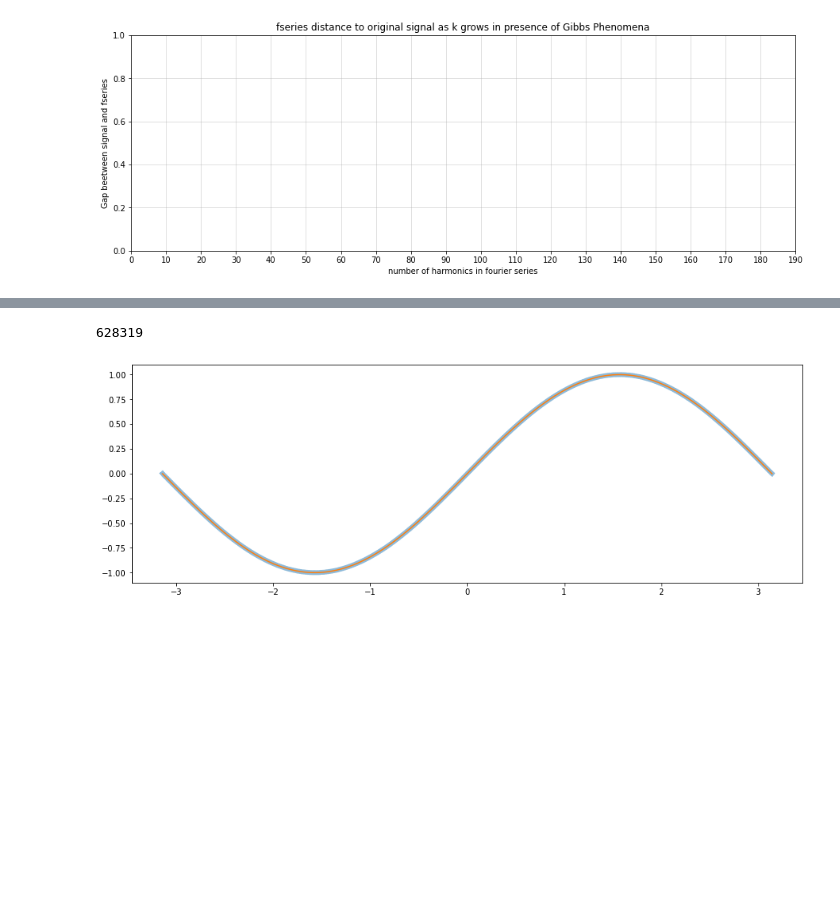
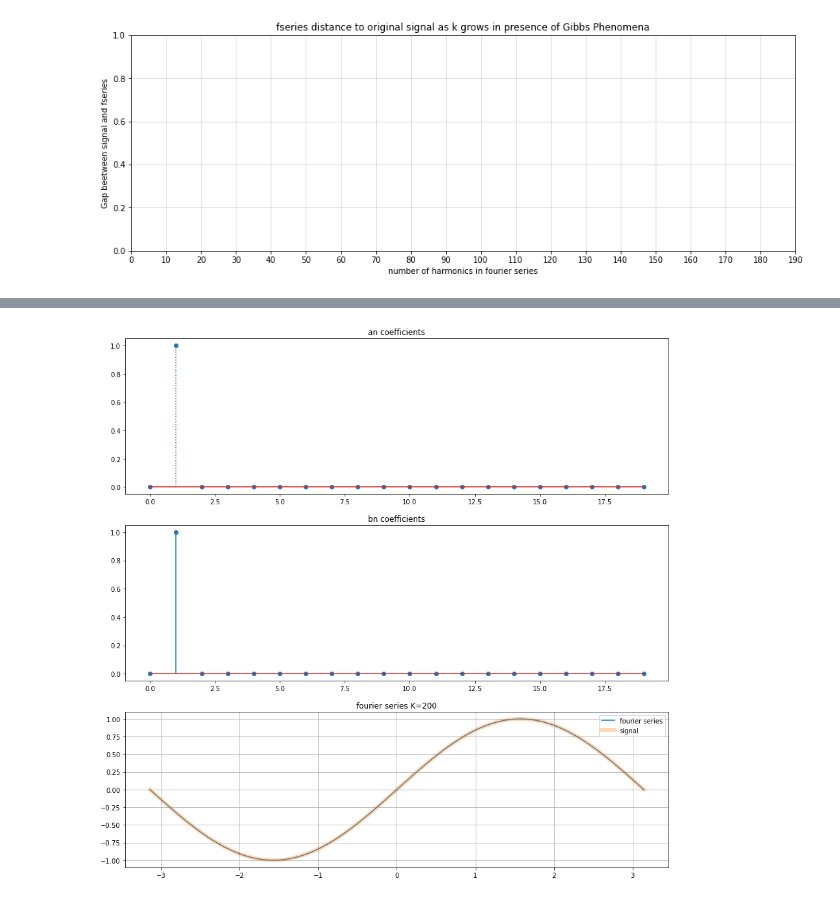
Before and after one commit to invzz/MasterOfComputerScience, a Jupyter notebook: 2021-2022/DSIP/pynb/Labo 1 - Fourier series - STUDENTS.ipynb, the cells around one changed output, grey strips where cells are left out. Drawn from its saved outputs; the diff is of its cells as text; code cells hidden in the pictures; blank space fills up the shorter version.

```diff
--- a/2021-2022/DSIP/pynb/Labo 1 - Fourier series - STUDENTS.ipynb
+++ b/2021-2022/DSIP/pynb/Labo 1 - Fourier series - STUDENTS.ipynb
@@ -486,13 +496,24 @@ plt.show()
 # %%
 x = np.arange(-np.pi,np.pi,dx)
+signal = np.sin(x) + (0.001 * np.cos(300*x))
 
-signal = np.sin(x) + 0.001 * np.cos(300*x)
-fig = plt.figure()
-ax = fig.add_subplot(1,1,1)
-ax.plot(x, signal, linewidth=6,alpha=0.5, label="signal")
-ax.plot(x, get_series(x,signal,200))
-print(len(signal))
-plt.show()
+fig, ax = plt.subplots(3)
+dx = 0.00001
+
+
+reconstructed_signal, a_0, a, b = fseries(x,signal,200)
+
+ax[0].set_title("an coefficients")
+ax[0].stem(a[:20]+b[:20],linefmt =':', label="an coefficients")
+
+ax[1].set_title("bn coefficients")
+ax[1].stem(b[:20], label="bn coefficients")
+
+ax[2].set_title("fourier series K=200")
+ax[2].plot(x, reconstructed_signal ,label="fourier series")
+ax[2].plot(x, signal,linewidth=6,alpha=0.3, label="signal" )
+ax[2].grid()
+ax[2].legend()
+fig.set_figheight(15)
 # %% [output]
-628319
-[figure, old version]
+[figure, new version]
```
Also changed, not shown: parts of 1 cell of this notebook, 2 other files.
